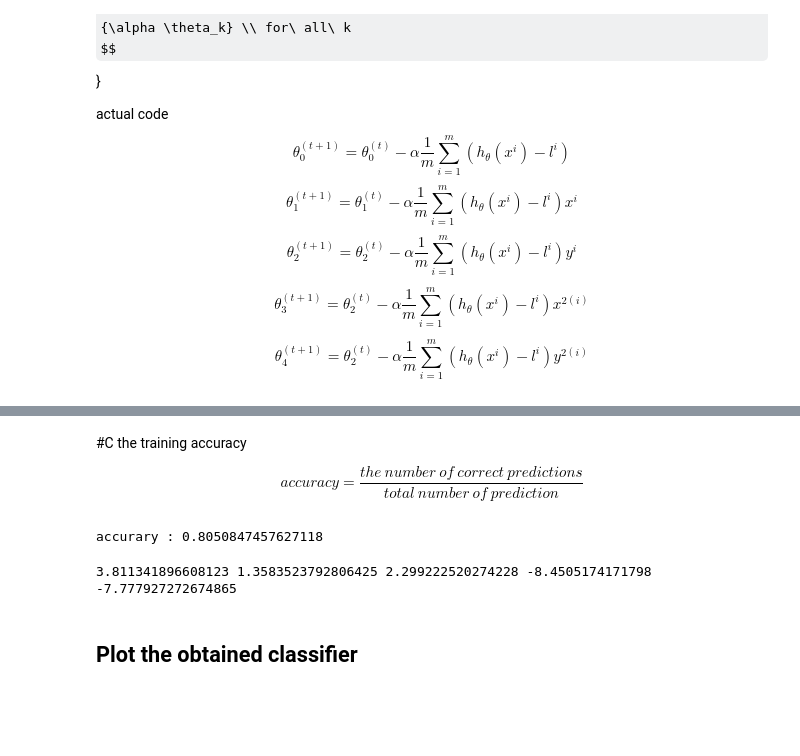
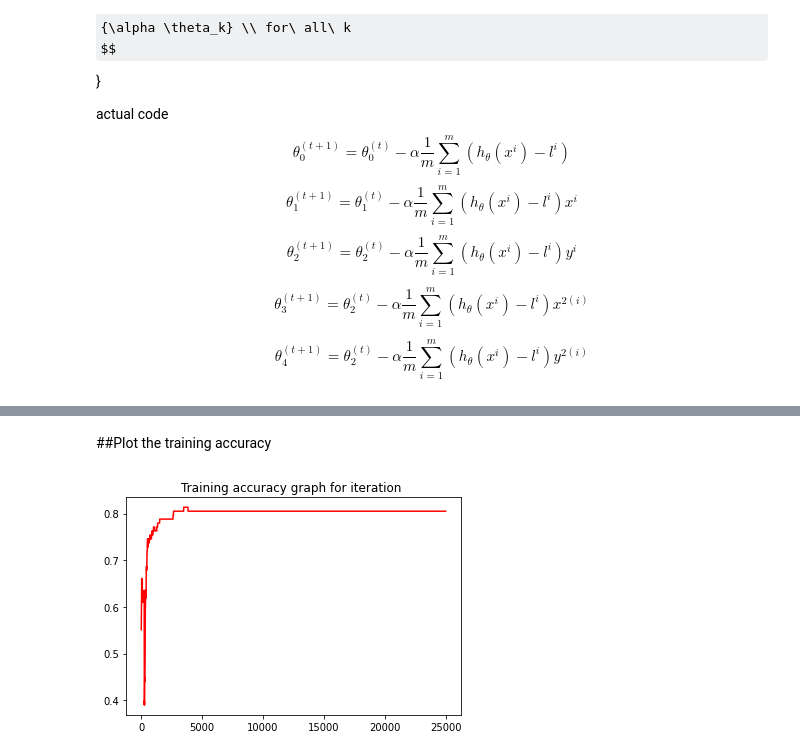
Before and after one commit to pithesun/machine_learning_cl, a Jupyter notebook: non_lg_reg_bi_class.ipynb, the cells around one changed output, grey strips where cells are left out. Cells and saved outputs as stored; diff of their text form; code cells hidden in the pictures; some formulas as TeX source; blank space fills up the shorter version.

```diff
--- a/non_lg_reg_bi_class.ipynb
+++ b/non_lg_reg_bi_class.ipynb
@@ -191,41 +242,9 @@ plt.show()
-# %% [markdown]
-#C the training accuracy
-
-$$
-accuracy = \frac {the\ number\ of\ correct\ predictions} {total\ number\ of\ prediction}
-$$
-# %%
-x = pointX
-y = pointY
-
-"""
-원의 조건
- theta3의 부호와 theta4의 부호가 같다
- theta0과 theta3, theta4의 부호가 다르다
-"""
-
-## predictions
-if th3*th1 > 0 or th4*th1 > 0 or th3 * th4 < 0 :
-  print("파라미터 오류 : 프로그램 종료 ")
-  quit
-if th3 > 0 and th4 > 0 :
-  h_labels = [1 if x <= 0 else 0 for x in boundary(th0, th1, th2, th3, th4, x, y) ]
-else :
-  h_labels = [0 if x <= 0 else 1 for x in boundary(th0, th1, th2, th3, th4, x, y) ]
-
-## check if the prediction is correct
-count = 0
-for real, hypo in zip(label, h_labels):
-  if real == hypo:
-    count = count + 1
-
-accuracy = count/len(h_labels)
-print("accurary : {}".format(accuracy))
-# %% [output]
-accurary : 0.8050847457627118
-# %%
-print(th0, th1, th2, th3, th4)
-# %% [output]
-3.811341896608123 1.3583523792806425 2.299222520274228 -8.4505174171798 -7.777927272674865
 # %% [markdown]
-## Plot the obtained classifier
+##Plot the training accuracy
+# %%
+plt.title("Training accuracy graph for iteration ")
+plt.plot(itr, np.array(list_accuracy), color = 'red' )
+
+plt.show()
+# %% [output]
+[figure, added]
```
Also changed, not shown: parts of 16 cells of this notebook.
